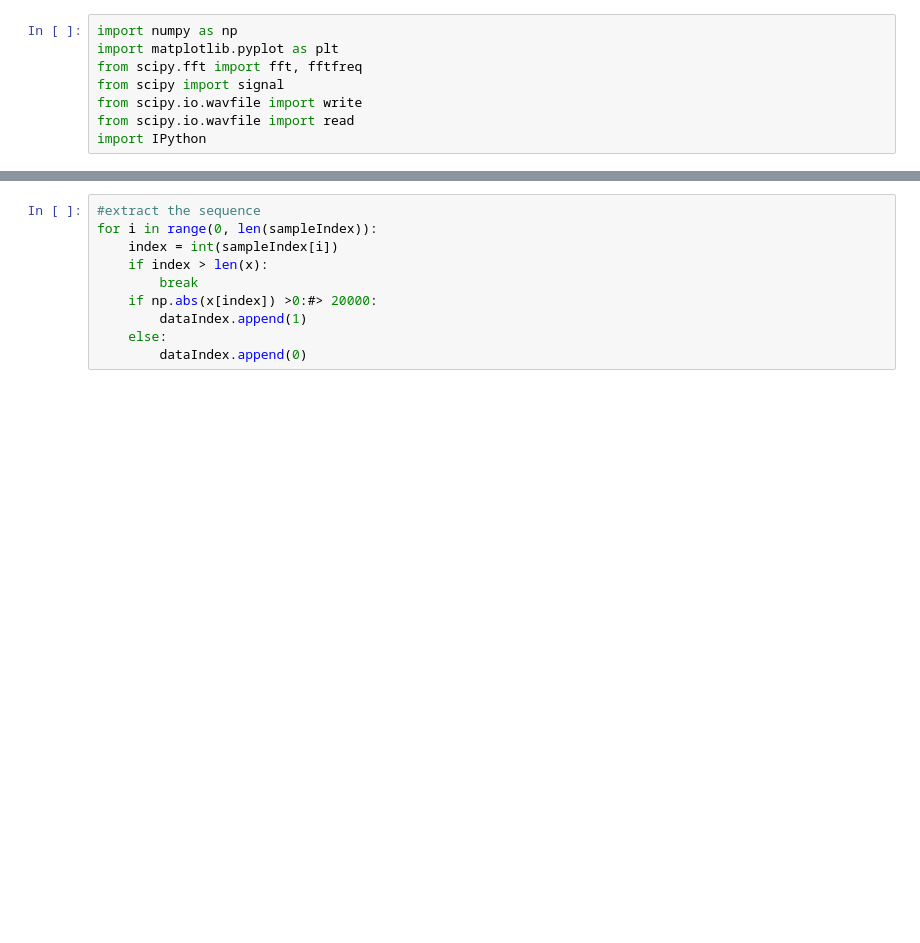
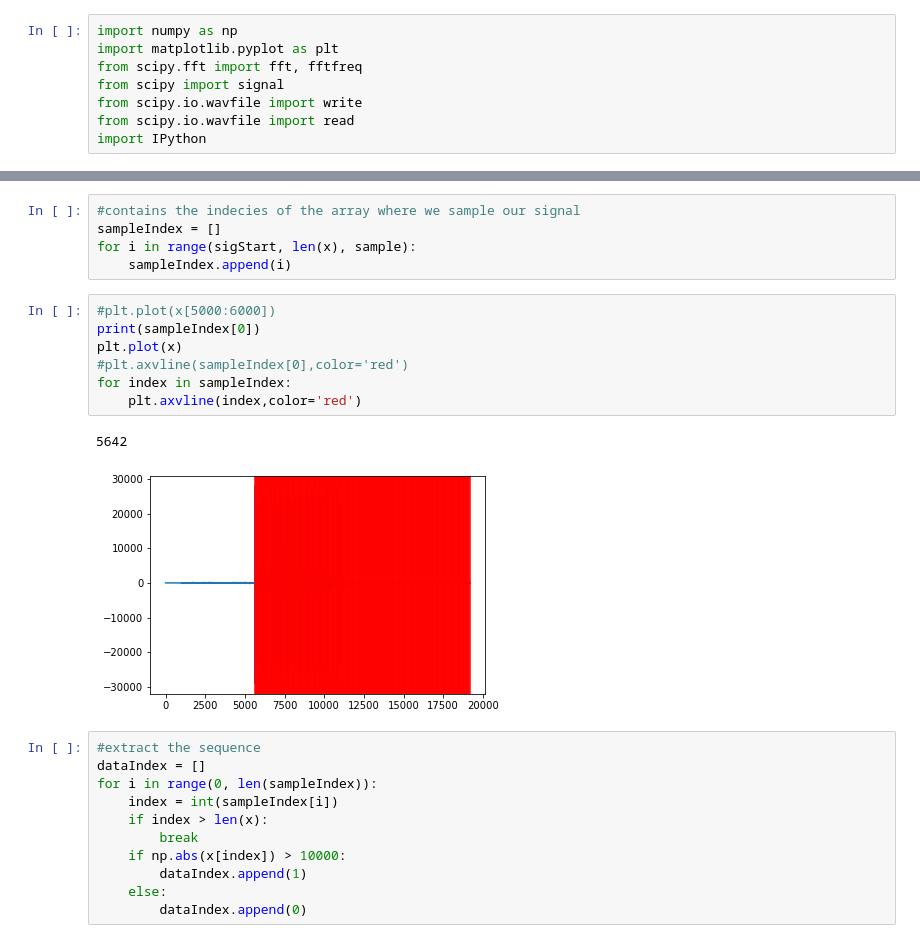
Before and after one commit to AlexDom513/DSP, a Jupyter notebook: Communications/OOK/OOK prototyping.ipynb, the cells around one changed output, grey strips where cells are left out. Cells and saved outputs as stored; diff of their text form; blank space fills up the shorter version.

```diff
--- a/Communications/OOK/OOK prototyping.ipynb
+++ b/Communications/OOK/OOK prototyping.ipynb
@@ -65,10 +82,26 @@ for i in range(0, len(x), step):
+# %%
+#contains the indecies of the array where we sample our signal
+sampleIndex = []
+for i in range(sigStart, len(x), sample):
+    sampleIndex.append(i)
+# %%
+#plt.plot(x[5000:6000])
+print(sampleIndex[0])
+plt.plot(x)
+#plt.axvline(sampleIndex[0],color='red')
+for index in sampleIndex:
+    plt.axvline(index,color='red')
+# %% [output]
+5642
+[figure, added]
 # %%
 #extract the sequence
+dataIndex = []
 for i in range(0, len(sampleIndex)):
     index = int(sampleIndex[i])
     if index > len(x):
         break
-    if np.abs(x[index]) >0:#> 20000:
+    if np.abs(x[index]) > 10000:
         dataIndex.append(1)
     else:
         dataIndex.append(0)
```
Also changed, not shown: parts of 14 cells of this notebook, 3 other files.
